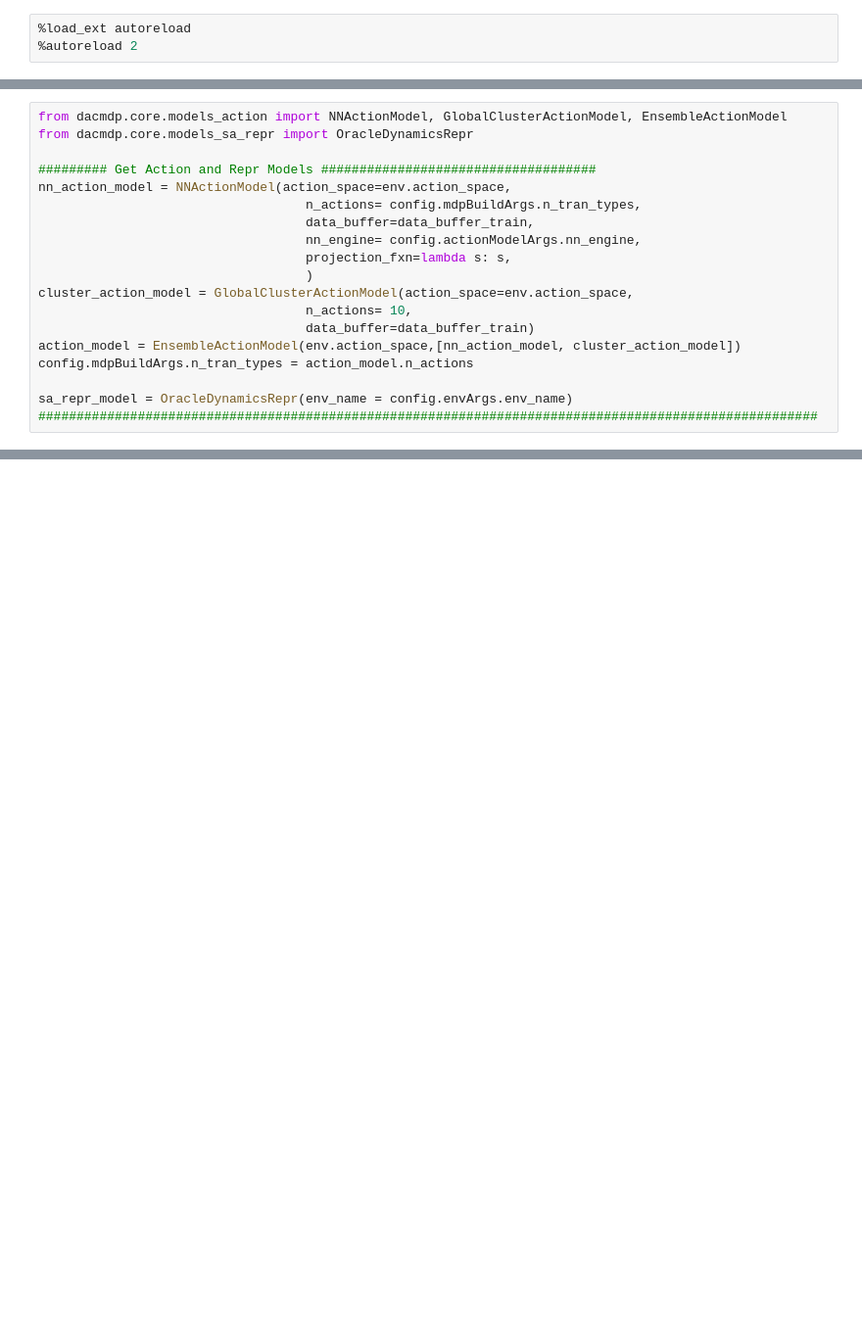
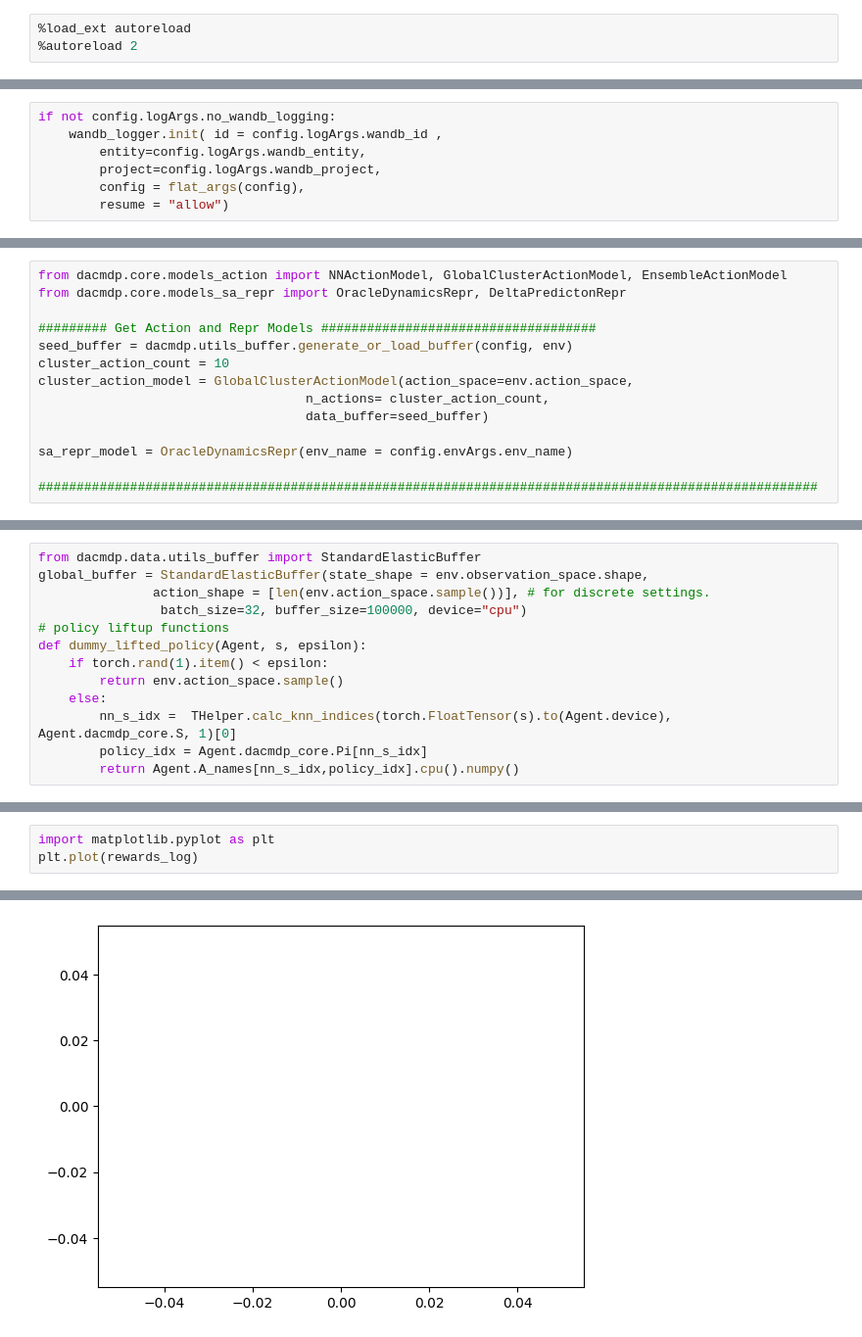
Before and after one commit to idigitopia/dacmdp, a Jupyter notebook: examples/cartpole_continuous.ipynb, the cells around one changed output, grey strips where cells are left out. Shown at 98% size. Cells and saved outputs as stored; diff of their text form; blank space fills up the shorter version.

```diff
--- a/examples/cartpole_continuous.ipynb
+++ b/examples/cartpole_continuous.ipynb
@@ -30,2 +36,9 @@ config = munchify({
+# %%
+if not config.logArgs.no_wandb_logging:
+    wandb_logger.init( id = config.logArgs.wandb_id ,
+        entity=config.logArgs.wandb_entity,
+        project=config.logArgs.wandb_project,
+        config = flat_args(config),
+        resume = "allow")
 # %%
 env = gym.make(config.envArgs.env_name)
@@ -37,19 +45,14 @@ Collected buffer!
 # %%
 from dacmdp.core.models_action import NNActionModel, GlobalClusterActionModel, EnsembleActionModel
-from dacmdp.core.models_sa_repr import OracleDynamicsRepr
+from dacmdp.core.models_sa_repr import OracleDynamicsRepr, DeltaPredictonRepr
 
 ######### Get Action and Repr Models ####################################
-nn_action_model = NNActionModel(action_space=env.action_space,
-                                   n_actions= config.mdpBuildArgs.n_tran_types,
-                                   data_buffer=data_buffer_train,
-                                   nn_engine= config.actionModelArgs.nn_engine,
-                                   projection_fxn=lambda s: s,
-                                   )
+seed_buffer = dacmdp.utils_buffer.generate_or_load_buffer(config, env)
+cluster_action_count = 10
 cluster_action_model = GlobalClusterActionModel(action_space=env.action_space,
-                                   n_actions= 10,
-                                   data_buffer=data_buffer_train)
-action_model = EnsembleActionModel(env.action_space,[nn_action_model, cluster_action_model])
-config.mdpBuildArgs.n_tran_types = action_model.n_actions
+                                   n_actions= cluster_action_count,
+                                   data_buffer=seed_buffer)
 
 sa_repr_model = OracleDynamicsRepr(env_name = config.envArgs.env_name)
+
 ######################################################################################################
@@ -58,2 +74,15 @@ sa_repr_model = OracleDynamicsRepr(env_name = config.envArgs.env_name)
+# %%
+from dacmdp.data.utils_buffer import StandardElasticBuffer
+global_buffer = StandardElasticBuffer(state_shape = env.observation_space.shape,
+               action_shape = [len(env.action_space.sample())], # for discrete settings.
+                batch_size=32, buffer_size=100000, device="cpu")
+# policy liftup functions
+def dummy_lifted_policy(Agent, s, epsilon):
+    if torch.rand(1).item() < epsilon:
+        return env.action_space.sample()
+    else:
+        nn_s_idx =  THelper.calc_knn_indices(torch.FloatTensor(s).to(Agent.device), Agent.dacmdp_core.S, 1)[0]
+        policy_idx = Agent.dacmdp_core.Pi[nn_s_idx]
+        return Agent.A_names[nn_s_idx,policy_idx].cpu().numpy()
 # %%
 import time
@@ -121,0 +268,4 @@ Evaluation compltete 495.27 Time:  15.595014572143555 Seconds
+# %%
+import matplotlib.pyplot as plt
+plt.plot(rewards_log)
+# %% [output]
@@ -121,0 +273 @@ Evaluation compltete 495.27 Time:  15.595014572143555 Seconds
+[figure, added]
```
Also changed, not shown: parts of 11 cells of this notebook, 6 other files.
